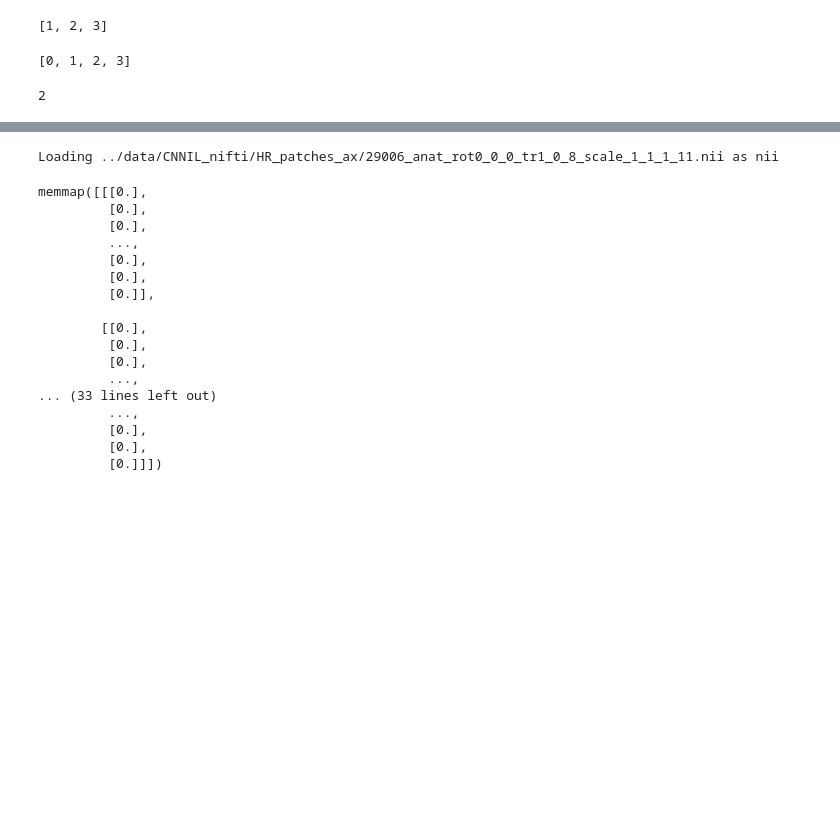
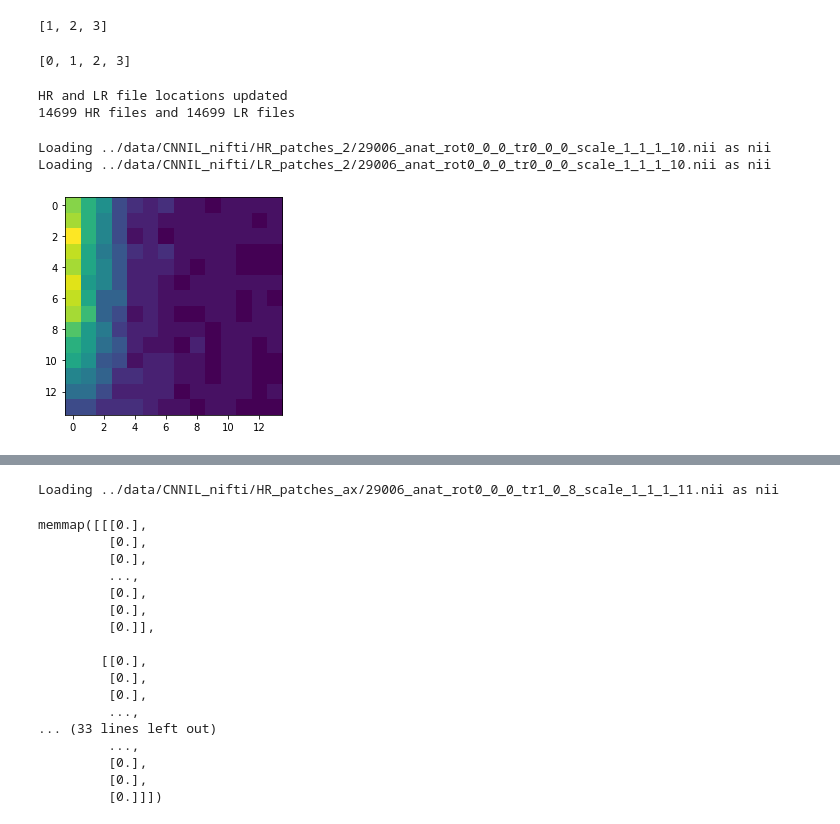
Before and after one commit to Lawreros/Super-Resolution, a Jupyter notebook: gen_utils/image_gen_class.ipynb, the cells around one changed output, grey strips where cells are left out. Saved outputs shown, nothing was run; the diff lists cells and outputs as text; code cells hidden in the pictures; blank space fills up the shorter version.

Commit message:
first working version of the first block of CNNIL

```diff
--- a/gen_utils/image_gen_class.ipynb
+++ b/gen_utils/image_gen_class.ipynb
@@ -1033,7 +1004,17 @@ q = np.array([2,3,4])
 list(range(0,4))
 # %% [output]
 [0, 1, 2, 3]
-# %%
-testclass.match_altered(update=False, paths=True)
-# %% [output]
-2
+# %%
+a,b = testclass.match_altered(update=True, paths=True, sort=True)
+print(f'{len(a)} HR files and {len(b)} LR files')
+# %% [output]
+HR and LR file locations updated
+14699 HR files and 14699 LR files
+# %%
+a,b = testclass.load_image_pair(2)
+pyplot.imshow(a[0,:,:])
+pyplot.show()
+# %% [output]
+Loading ../data/CNNIL_nifti/HR_patches_2/29006_anat_rot0_0_0_tr0_0_0_scale_1_1_1_10.nii as nii
+Loading ../data/CNNIL_nifti/LR_patches_2/29006_anat_rot0_0_0_tr0_0_0_scale_1_1_1_10.nii as nii
+[figure, added]
```
Also changed, not shown: parts of 2 cells of this notebook, 2 other files.
